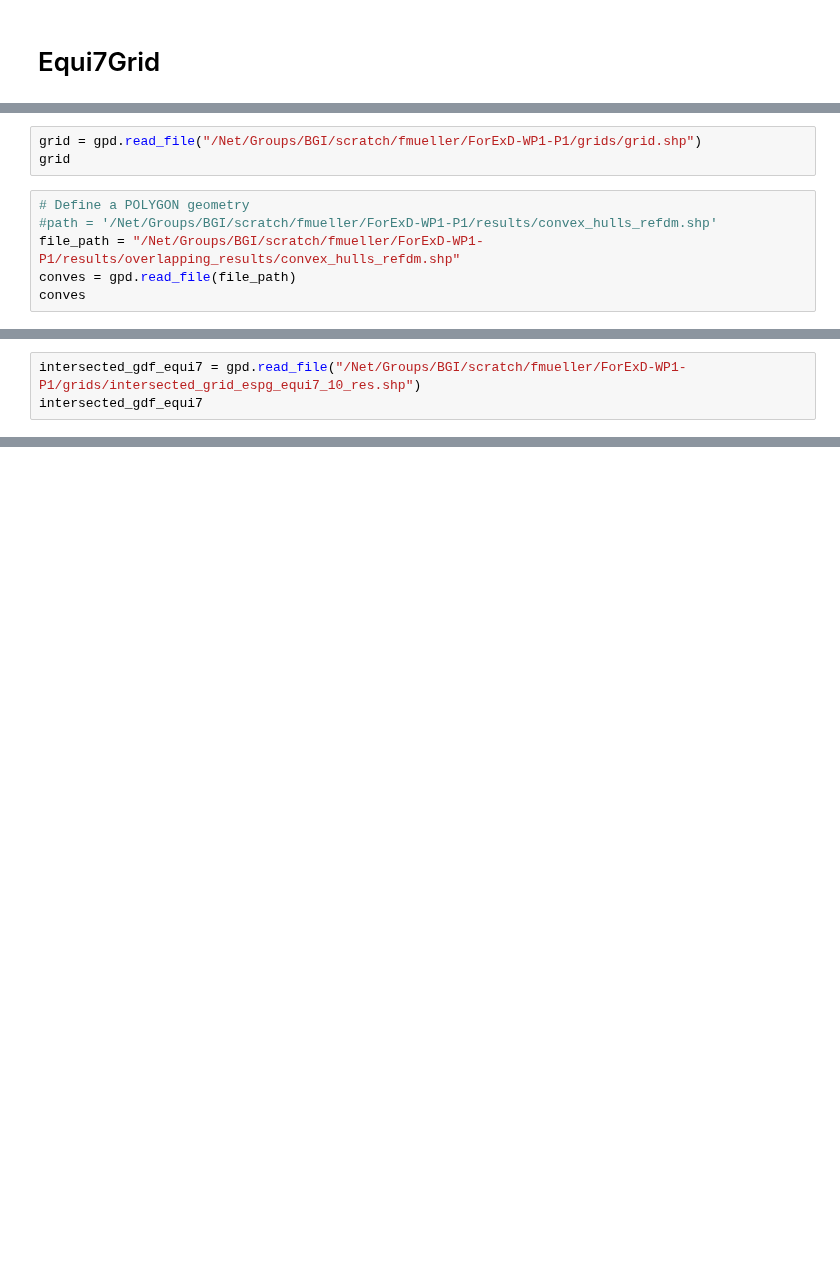
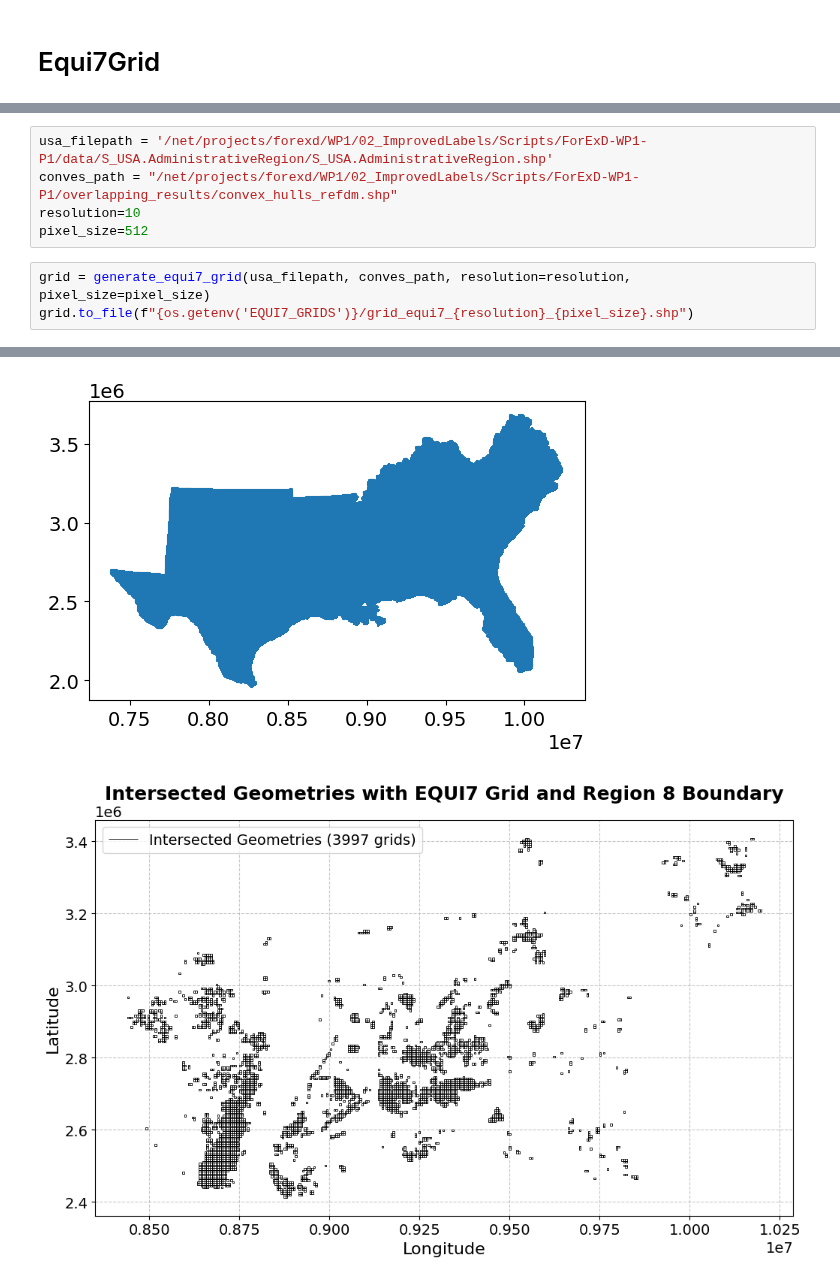
Before and after one commit to Franziska279/ForExD-WP1-P1, a Jupyter notebook: src/04_2_equi7_grid.ipynb, the cells around one changed output, grey strips where cells are left out. Saved outputs shown, nothing was run; the diff lists cells and outputs as text; blank space fills up the shorter version.

```diff
--- a/src/04_2_equi7_grid.ipynb
+++ b/src/04_2_equi7_grid.ipynb
@@ -142,9 +378,0 @@ Size of Grid: 31.96555435522392 km²
-# %%
-grid = gpd.read_file("/Net/Groups/BGI/scratch/fmueller/ForExD-WP1-P1/grids/grid.shp")
-grid
-# %%
-# Define a POLYGON geometry
-#path = '/Net/Groups/BGI/scratch/fmueller/ForExD-WP1-P1/results/convex_hulls_refdm.shp'
-file_path = "/Net/Groups/BGI/scratch/fmueller/ForExD-WP1-P1/results/overlapping_results/convex_hulls_refdm.shp"
-conves = gpd.read_file(file_path)
-conves
@@ -308,3 +378,0 @@ intersected_gdf_equi7.to_file("/Net/Groups/BGI/scratch/fmueller/ForExD-WP1-P1/gr
-# %%
-intersected_gdf_equi7 = gpd.read_file("/Net/Groups/BGI/scratch/fmueller/ForExD-WP1-P1/grids/intersected_grid_espg_equi7_10_res.shp")
-intersected_gdf_equi7
@@ -436,0 +451,9 @@ RuntimeError: Found no NVIDIA driver on your system. Please check that you have
+# %%
+usa_filepath = '/net/projects/forexd/WP1/02_ImprovedLabels/Scripts/ForExD-WP1-P1/data/S_USA.AdministrativeRegion/S_USA.AdministrativeRegion.shp'
+conves_path = "/net/projects/forexd/WP1/02_ImprovedLabels/Scripts/ForExD-WP1-P1/overlapping_results/convex_hulls_refdm.shp"
+resolution=10
+pixel_size=512
+# %%
+grid = generate_equi7_grid(usa_filepath, conves_path, resolution=resolution, pixel_size=pixel_size)
+grid.to_file(f"{os.getenv('EQUI7_GRIDS')}/grid_equi7_{resolution}_{pixel_size}.shp")
+# %% [output]
@@ -436,0 +464,2 @@ RuntimeError: Found no NVIDIA driver on your system. Please check that you have
+[figure, added]
+[figure, added]
```
Also changed, not shown: parts of 54 cells of this notebook, 4 other files.
